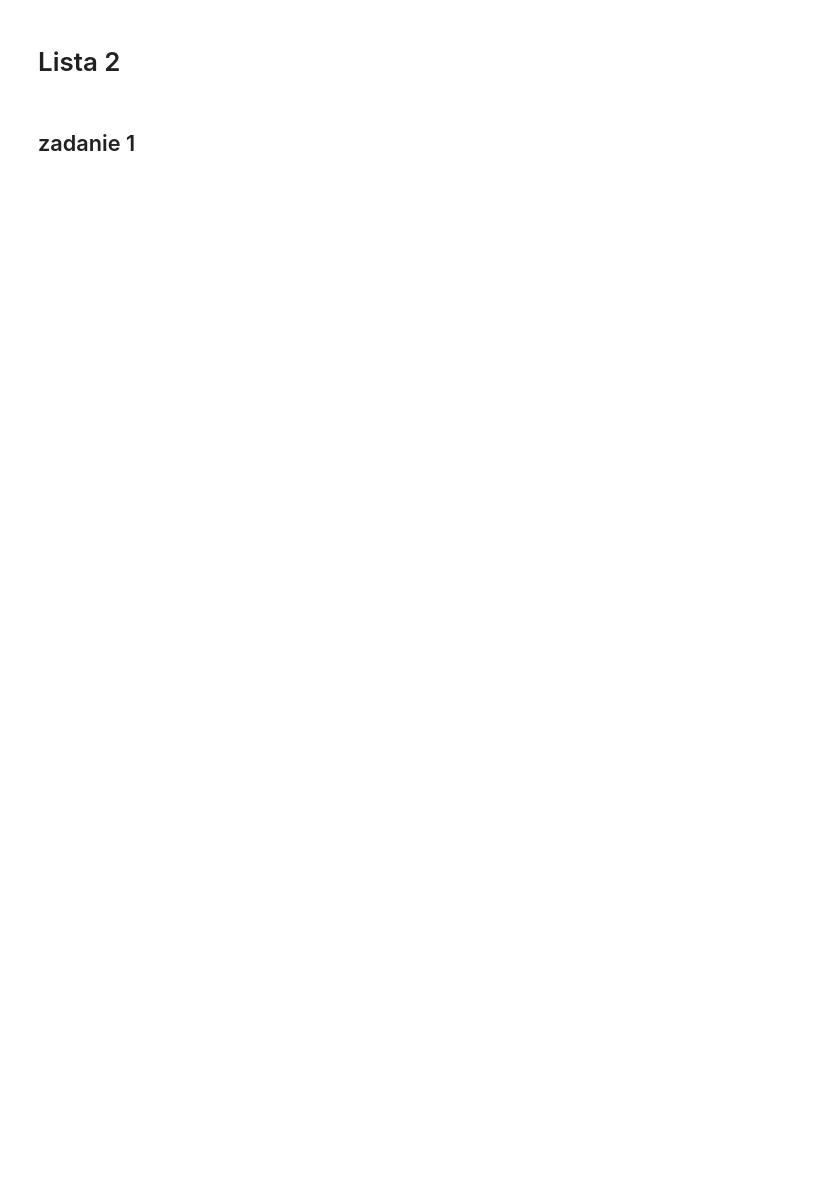
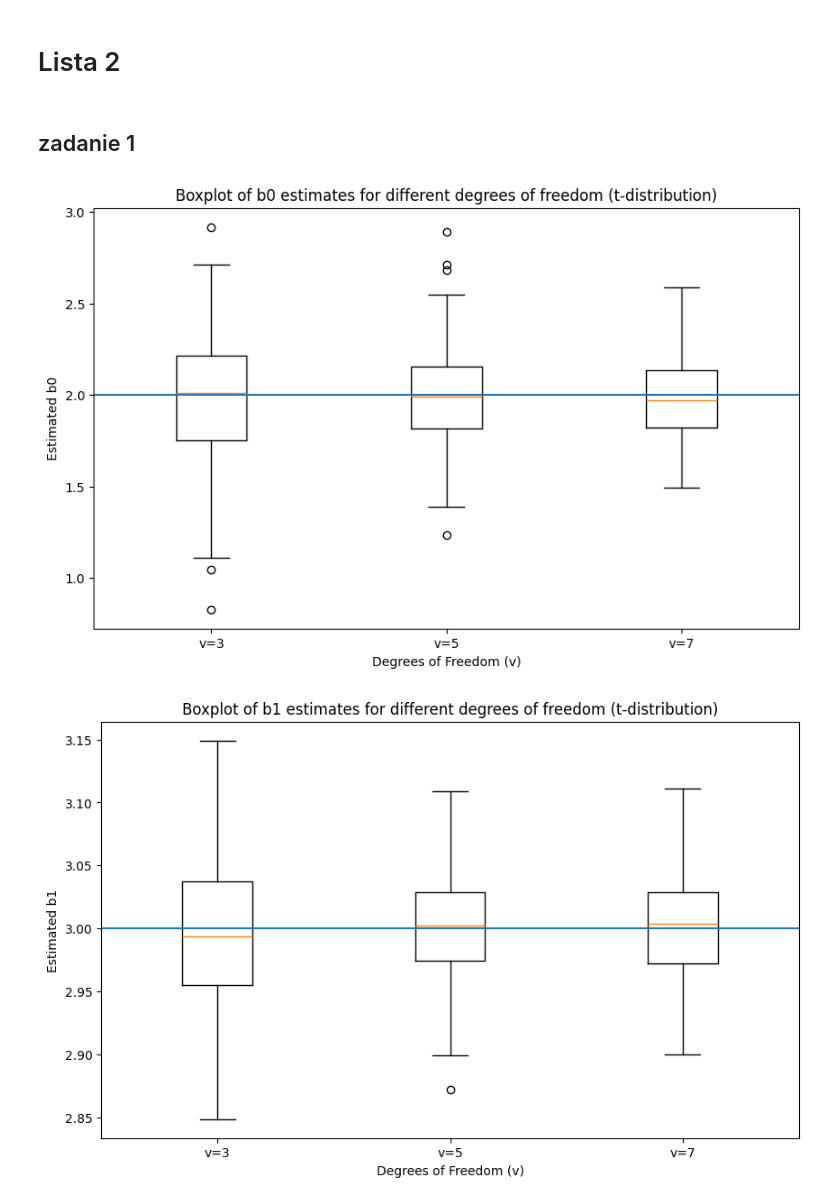
Before and after one commit to MariaNowacka/kaszcz, a Jupyter notebook: lista2_kaszcz.ipynb, the cells around one changed output. Drawn from its saved outputs; the diff is of its cells as text; code cells hidden in the pictures; blank space fills up the shorter version.

```diff
--- a/lista2_kaszcz.ipynb
+++ b/lista2_kaszcz.ipynb
@@ -25,16 +21,43 @@ def var_b0(x, v):
     x_mean = np.mean(x)
     n = len(x)
     return v/(v-2)*(1/n + x_mean**2 * 1/(sum((xi - x_mean)**2 for xi in x)))
-# %%
-vv = [3, 5, 7]
-sig = [1.0, 3.0, 7.0]
-b0_true = 2.0
-b1_true = 3.0
-
-MC = 200
-for n in range(MC):
-    x = np.random.uniform(0, 10, n)
-    for v in vv:
-        epst = t.rvs(v, size = n)
-        y = b0_true + b1_true * x + epst
-        b0, b1 = oblicz_regresje(x, y)
+# %%
+vv = [3, 5, 7]
+sig = [1.0, 3.0, 7.0]
+b0_true = 2.0
+b1_true = 3.0
+n = 100
+MC = 200
+
+b0s = {}
+b1s = {}
+
+for v in vv:
+    b0s[v] = []
+    b1s[v] = []
+    for _ in range(MC):
+        x = np.random.uniform(0, 10, n)
+        epst = t.rvs(v, size=n)
+        y = b0_true + b1_true * x + epst
+        b0, b1 = oblicz_regresje(x, y)
+        b0s[v].append(b0)
+        b1s[v].append(b1)
+
+plt.figure(figsize=(10, 6))
+plt.boxplot(b0s.values(), labels=[f'v={v}' for v in vv])
+plt.axhline(y = b0_true, label = "b0")
+plt.title('Boxplot of b0 estimates for different degrees of freedom (t-distribution)')
+plt.xlabel('Degrees of Freedom (v)')
+plt.ylabel('Estimated b0')
+plt.show()
+
+plt.figure(figsize=(10, 6))
+plt.boxplot(b1s.values(), labels=[f'v={v}' for v in vv])
+plt.axhline(y = b1_true, label = "b1")
+plt.title('Boxplot of b1 estimates for different degrees of freedom (t-distribution)')
+plt.xlabel('Degrees of Freedom (v)')
+plt.ylabel('Estimated b1')
+plt.show()
+# %% [output]
+[figure, added]
+[figure, added]
```
Also changed, not shown: parts of 5 cells of this notebook.
